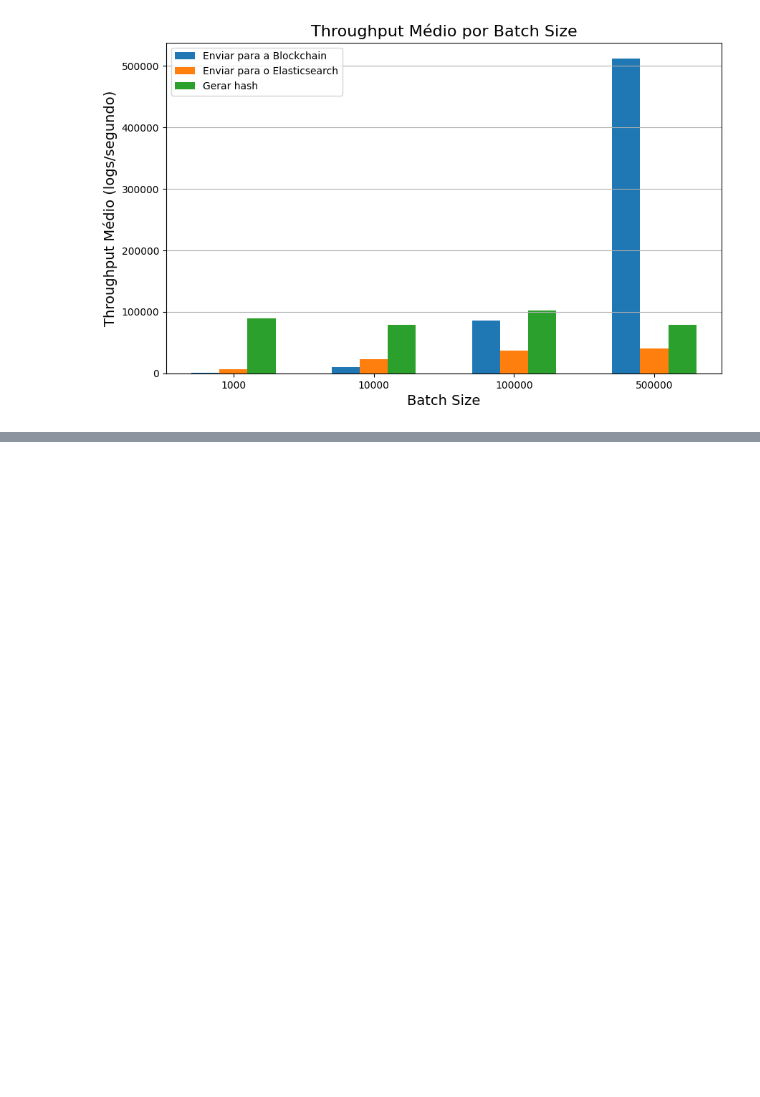
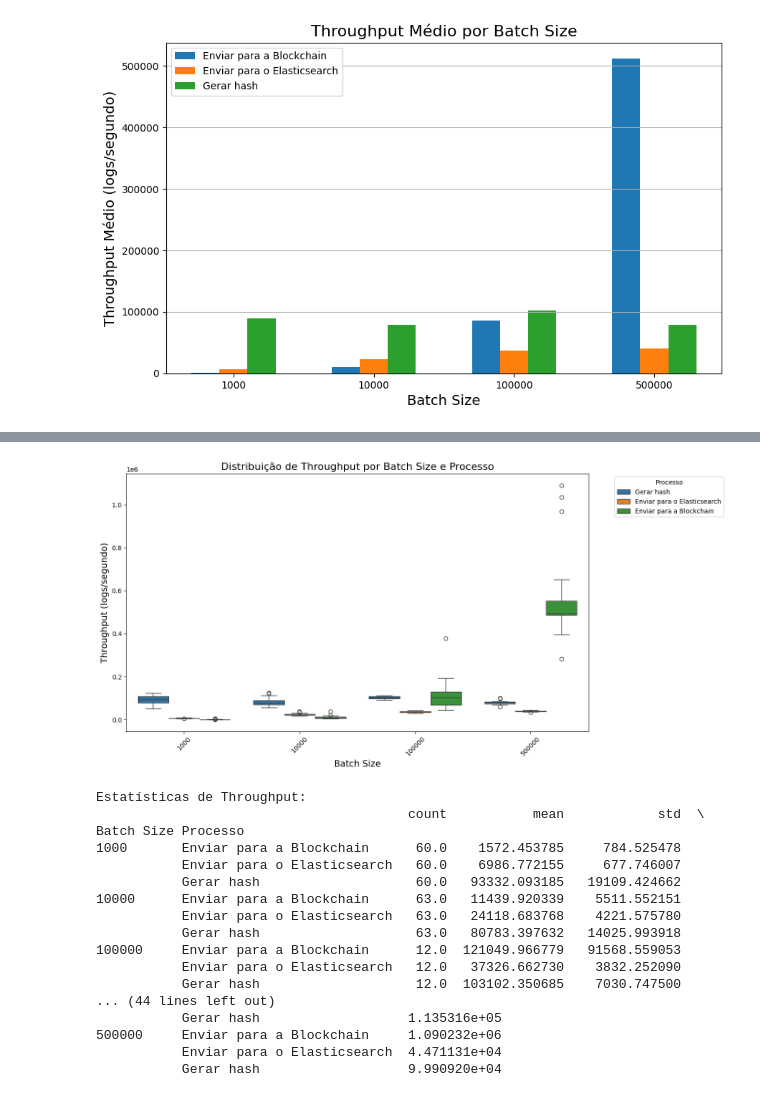
Before and after one commit to luizfelmach/auditalogs, a Jupyter notebook: audita-tests/latencia.ipynb, the cells around one changed output, grey strips where cells are left out. Saved outputs shown, nothing was run; the diff lists cells and outputs as text; code cells hidden in the pictures; blank space fills up the shorter version.

```diff
--- a/audita-tests/latencia.ipynb
+++ b/audita-tests/latencia.ipynb
@@ -109,0 +144,59 @@ plot_throughput_bar_chart(grouped_df)
+# %%
+import pandas as pd
+import matplotlib.pyplot as plt
+import seaborn as sns
+
+# Importando o CSV
+df = pd.read_csv("./latencia.csv")
+
+# Convertendo os tempos para segundos
+def convert_to_seconds(time_str):
+    if 'ms' in time_str:
+        return float(time_str.replace('ms', '')) / 1000
+    elif 's' in time_str:
+        return float(time_str.replace('s', ''))
+    else:
+        return float(time_str)
+
+# Aplicando a conversão de tempo
+df['Tempo'] = df['Tempo'].apply(convert_to_seconds)
+
+# Calculando o throughput
+df['Throughput'] = df['Batch Size'] / df['Tempo']
+
+# Criando o box plot de throughput
+plt.figure(figsize=(14, 7))
+sns.boxplot(x='Batch Size', y='Throughput', hue='Processo', data=df)
+
+# Configurações do gráfico
+plt.title('Distribuição de Throughput por Batch Size e Processo', fontsize=16)
+plt.xlabel('Batch Size', fontsize=14)
+plt.ylabel('Throughput (logs/segundo)', fontsize=14)
+plt.xticks(rotation=45)
+plt.legend(title='Processo', bbox_to_anchor=(1.05, 1), loc='upper left')
+plt.tight_layout()
+plt.show()
+
+# Estatísticas descritivas do throughput
+throughput_stats = df.groupby(['Batch Size', 'Processo'])['Throughput'].describe()
+print("Estatísticas de Throughput:")
+print(throughput_stats)
+# %% [output]
+[figure, added]
+Estatísticas de Throughput:
+                                        count           mean            std  \
+Batch Size Processo
+1000       Enviar para a Blockchain      60.0    1572.453785     784.525478
+           Enviar para o Elasticsearch   60.0    6986.772155     677.746007
+           Gerar hash                    60.0   93332.093185   19109.424662
+10000      Enviar para a Blockchain      63.0   11439.920339    5511.552151
+           Enviar para o Elasticsearch   63.0   24118.683768    4221.575780
+           Gerar hash                    63.0   80783.397632   14025.993918
+100000     Enviar para a Blockchain      12.0  121049.966779   91568.559053
+           Enviar para o Elasticsearch   12.0   37326.662730    3832.252090
+           Gerar hash                    12.0  103102.350685    7030.747500
+... (44 lines left out)
+           Gerar hash                   1.135316e+05
+500000     Enviar para a Blockchain     1.090232e+06
+           Enviar para o Elasticsearch  4.471131e+04
+           Gerar hash                   9.990920e+04
```
Also changed, not shown: parts of 8 cells of this notebook.
